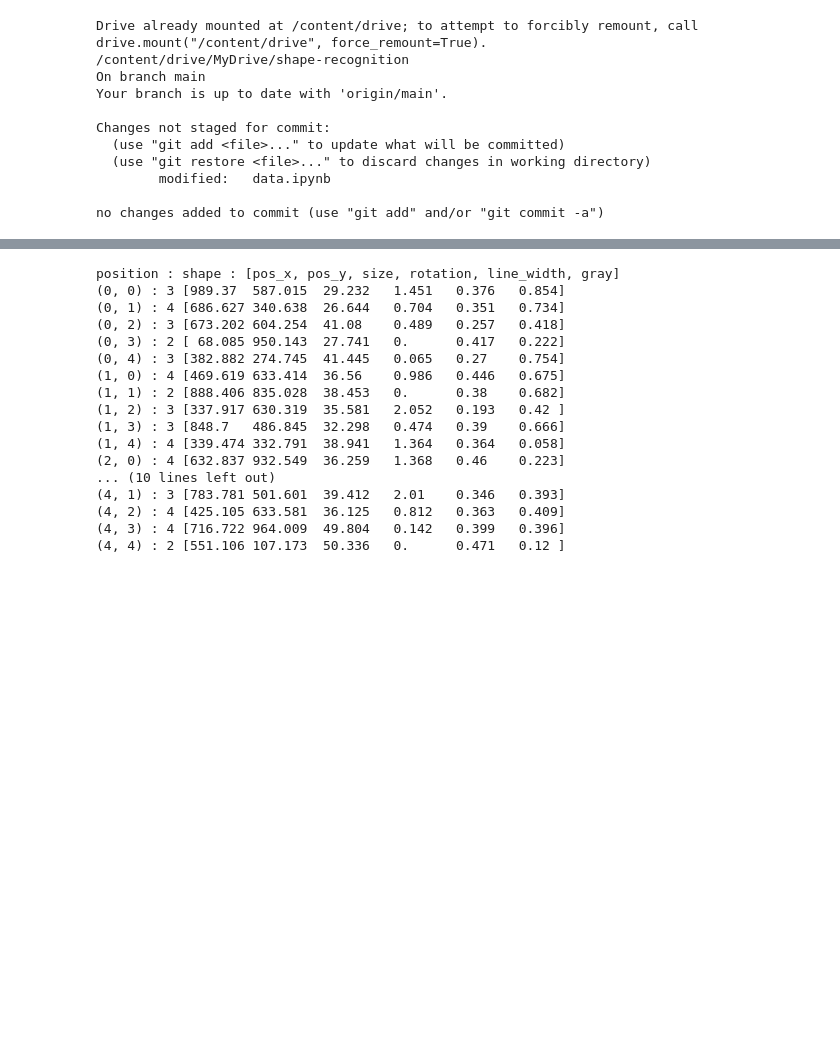
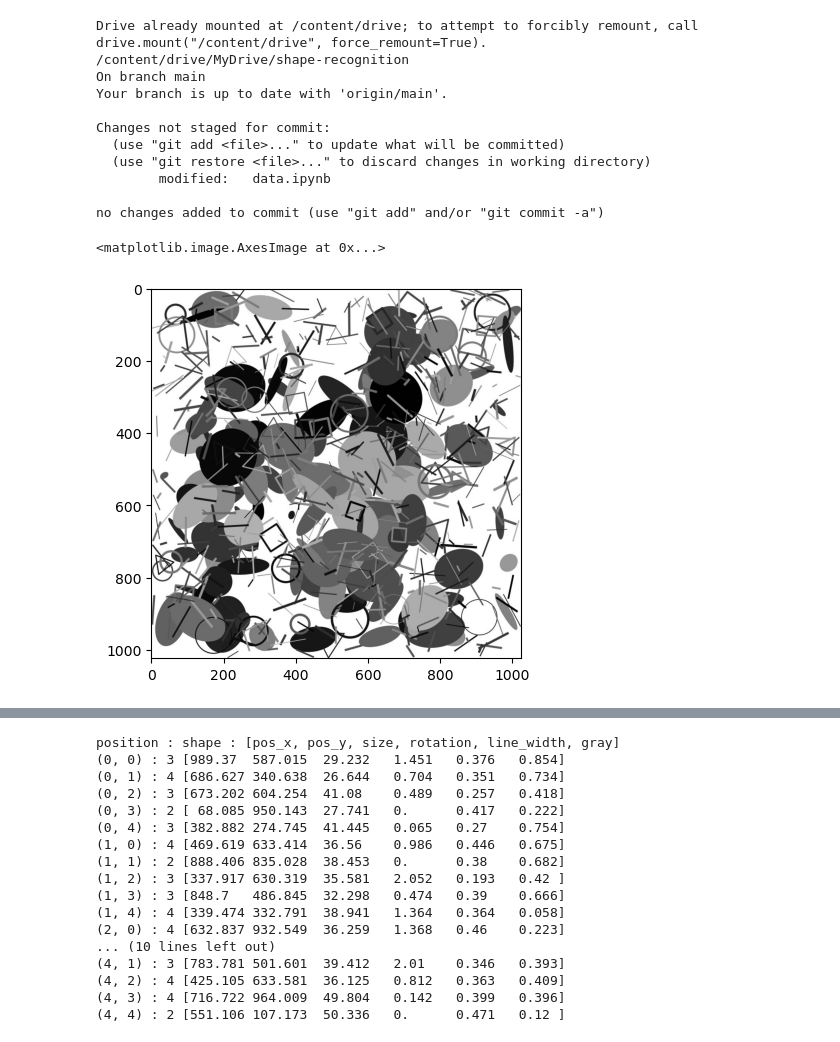
Before and after one commit to jkcas22/shape-recognition, a Jupyter notebook: data.ipynb, the cells around one changed output, grey strips where cells are left out. Saved outputs shown, nothing was run; the diff lists cells and outputs as text; code cells hidden in the pictures; blank space fills up the shorter version.

```diff
--- a/data.ipynb
+++ b/data.ipynb
@@ -92 +131,10 @@ for name in folder:
+# %%
+name=folder[0]
+file = name+"/"+name+f"{0:04d}"
+
+plt.imshow(mpimg.imread("data/"+file+".jpg"))
+#plt.gca().add_patch(mppatch.Rectangle((348,831),97,96,linewidth=1,edgecolor='g',facecolor='none'))
+# %% [output]
+<matplotlib.image.AxesImage at 0x...>
+[figure, added]
 # %%
```
Also changed, not shown: parts of 7 cells of this notebook.
